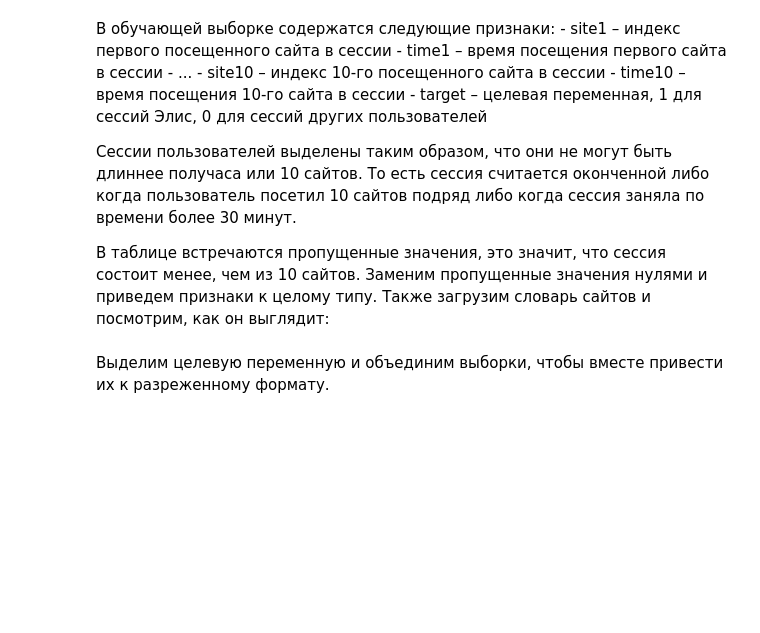
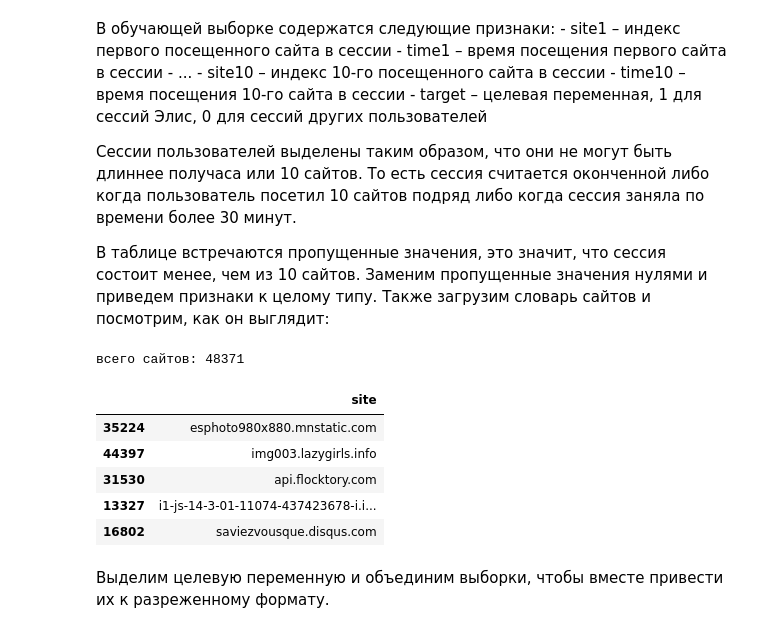
Before and after one commit to artinttechnical/mlcourse_open, a Jupyter notebook: jupyter_russian/assignments_demo/practice/lesson4_practice_alice_benchmarks.ipynb, the cells around one changed output. Drawn from its saved outputs; the diff is of its cells as text; code cells hidden in the pictures; blank space fills up the shorter version.

```diff
--- a/jupyter_russian/assignments_demo/practice/lesson4_practice_alice_benchmarks.ipynb
+++ b/jupyter_russian/assignments_demo/practice/lesson4_practice_alice_benchmarks.ipynb
@@ -56,19 +65,27 @@ train_df.head()
 # %%
 # приведем колонки site1, ..., site10 к целочисленному формату и заменим пропуски нулями
 sites = ['site%s' % i for i in range(1, 11)]
 train_df[sites] = train_df[sites].fillna(0).astype('int')
 test_df[sites] = test_df[sites].fillna(0).astype('int')
 
 # загрузим словарик сайтов
-with open(r"../../data/site_dic.pkl", "rb") as input_file:
+with open(r"../../../data/site_dic.pkl", "rb") as input_file:
     site_dict = pickle.load(input_file)
 
 # датафрейм словарика сайтов
 sites_dict_df = pd.DataFrame(list(site_dict.keys()),
                           index=list(site_dict.values()),
                           columns=['site'])
 print(u'всего сайтов:', sites_dict_df.shape[0])
 sites_dict_df.head()
+# %% [output]
+всего сайтов: 48371
+|  | site |
+| 35224 | esphoto980x880.mnstatic.com |
+| 44397 | img003.lazygirls.info |
+| 31530 | api.flocktory.com |
+| 13327 | i1-js-14-3-01-11074-437423678-i.i... |
+| 16802 | saviezvousque.disqus.com |
 # %% [markdown]
 Выделим целевую переменную и объединим выборки, чтобы вместе привести их к разреженному формату.
 # %%
```
Also changed, not shown: parts of 10 cells of this notebook, 1 other file.
